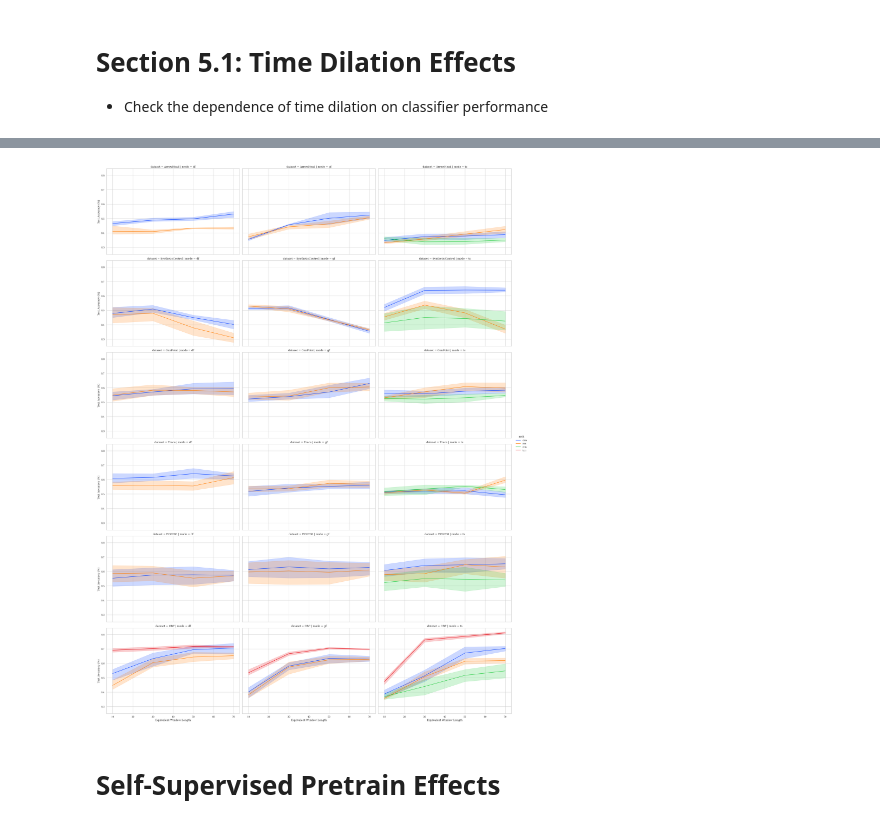
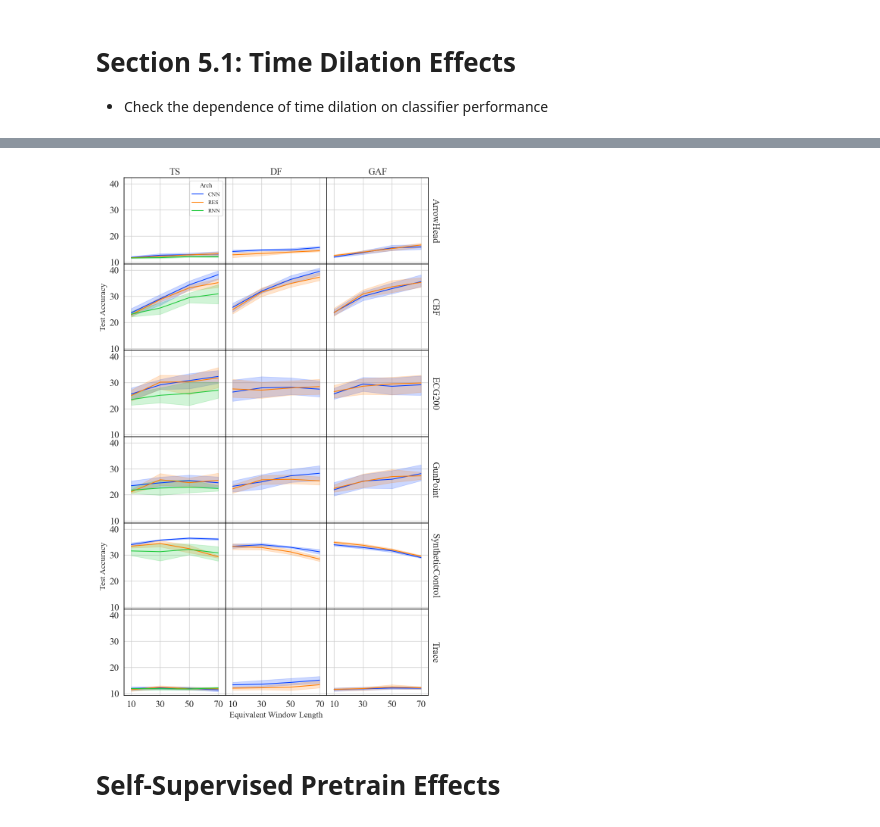
Before and after one commit to mbisan/s3ts, a Jupyter notebook: figures.ipynb, the cells around one changed output, grey strips where cells are left out. Drawn from its saved outputs; the diff is of its cells as text; code cells hidden in the pictures.

Commit message:
graphs

```diff
--- a/figures.ipynb
+++ b/figures.ipynb
@@ -136,5 +121,5 @@ data = data[data["window_patt_stride"] == 1]
 data = data[data["pretrained"] == False]
 
 nn_data = data[data["arch"] == "nn"]
-data = data[~data["arch"].isin(["nn"])]
-#data = data[data["dataset"] == "CBF"]
+data = data[~data["arch"].isin(["nn", "tcn"])]
+data.sort_values(by=['dataset', "arch"], inplace=True)
@@ -169,23 +169,49 @@ nn_data.groupby(["dataset", "mode", "arch"])[cols].mean()
+# %%
+# Scale the data to 0-100 range
+data["test_acc"] = data["test_acc"]*100
+data["test_auroc"] = data["test_auroc"]*100
 # %%
 # Generate a plot
 data["Method"] =  data["arch"] + "_" + data["mode"]
 data.sort_values(["Method"], inplace=True)
 
+data["arch"].replace(to_replace=["rnn", "cnn", "res"], value=["RNN", "CNN", "RES"], inplace=True)
+data["mode"].replace(to_replace=["df", "gf", "ts"], value=["DF", "GAF", "TS"], inplace=True)
+data["Arch"] = data["arch"]
+
+fontsize = 18
+
 sns.set_theme()
 sns.set_style("whitegrid")
-plt.rc('font', family='serif')
-plt.rc('xtick', labelsize='small')
-plt.rc('ytick', labelsize='small')
+plt.rc('font', family='serif', serif='Times New Roman', size=fontsize)
+plt.rc('xtick', labelsize='medium')
+plt.rc('ytick', labelsize='medium')
 
-g = sns.relplot(data=data, x="eq_wdw_length", y="test_acc", hue='arch', kind="line", palette="bright", col="mode", row="dataset",
-                height=6, aspect=1.5, legend=True, markers="True", facet_kws={"despine": False})
+g = sns.relplot(data=data, x="eq_wdw_length", y="test_auroc", hue='Arch',
+                kind="line", col="mode", row="dataset", palette=sns.color_palette("bright"),
+                height=2.5, aspect=1.25, legend="auto", markers="True",
+                col_order=["TS", "DF", "GAF"],
+                row_order=["ArrowHead", "CBF", "ECG200", "GunPoint", "SyntheticControl", "Trace"],
+                facet_kws={"despine": False, "margin_titles": True, "legend_out": False})
+g.set_titles(col_template="{col_name}", row_template="{row_name}", size=fontsize)
+g.set_xlabels("Equivalent Window Length", fontsize=fontsize-2);
+g.set_ylabels("Test Accuracy", fontsize=fontsize-2);
+g.set(xlim=(5, 75), xticks=[10, 30, 50, 70])
+    #ylim=[25, 75], yticks=[30, 40, 50, 60, 70])
+g.figure.subplots_adjust(wspace=0, hspace=0)
 
-g.set_ylabels("Test Accuracy (%)")
-g.set_xlabels("Equivalent Window Length");
+for (row_val, col_val), ax in g.axes_dict.items():
+    if row_val not in ["CBF", "SyntheticControl"]:
+        ax.set_ylabel("")
+    if row_val == "Trace" and col_val not in ["DF"]:
+        ax.set_xlabel("")
+    for sp in ax.spines.values():
+        sp.set_color("black")
+
 
 g.savefig("figures/time_dilation.pdf", bbox_inches='tight')
 # %% [output]
-[figure, old version]
+[figure, new version]
 # %% [markdown]
 # Self-Supervised Pretrain Effects
 # %%
```
Also changed, not shown: parts of 14 cells of this notebook, 17 other files.
